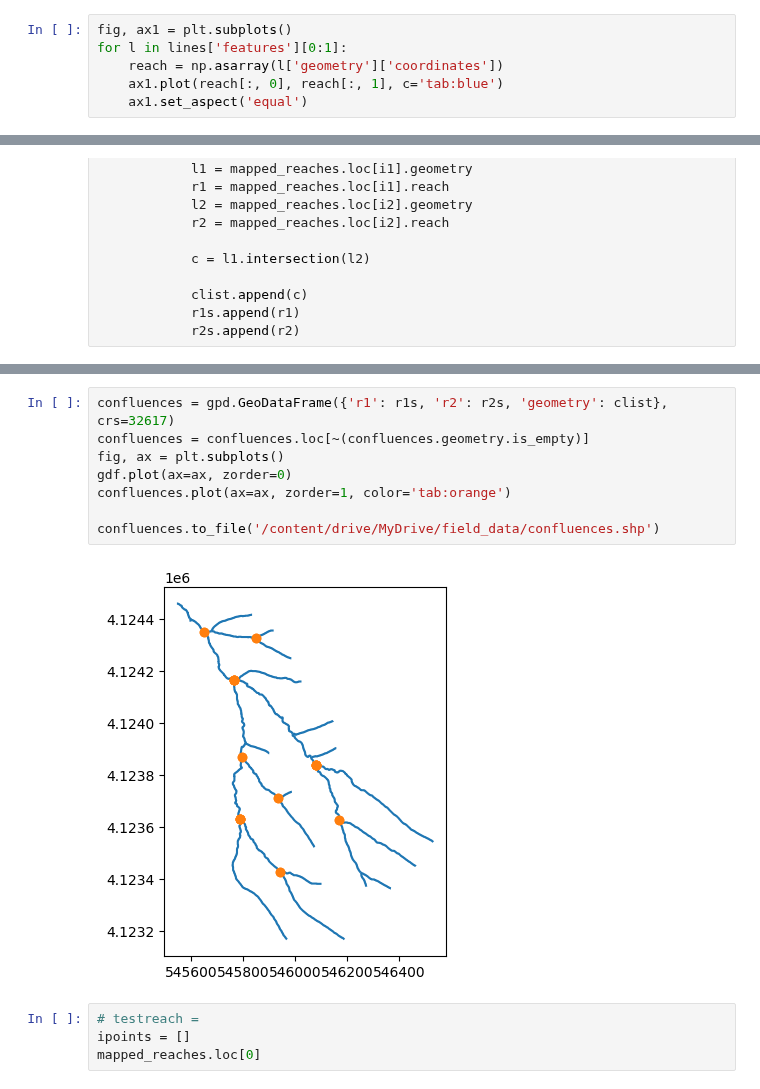
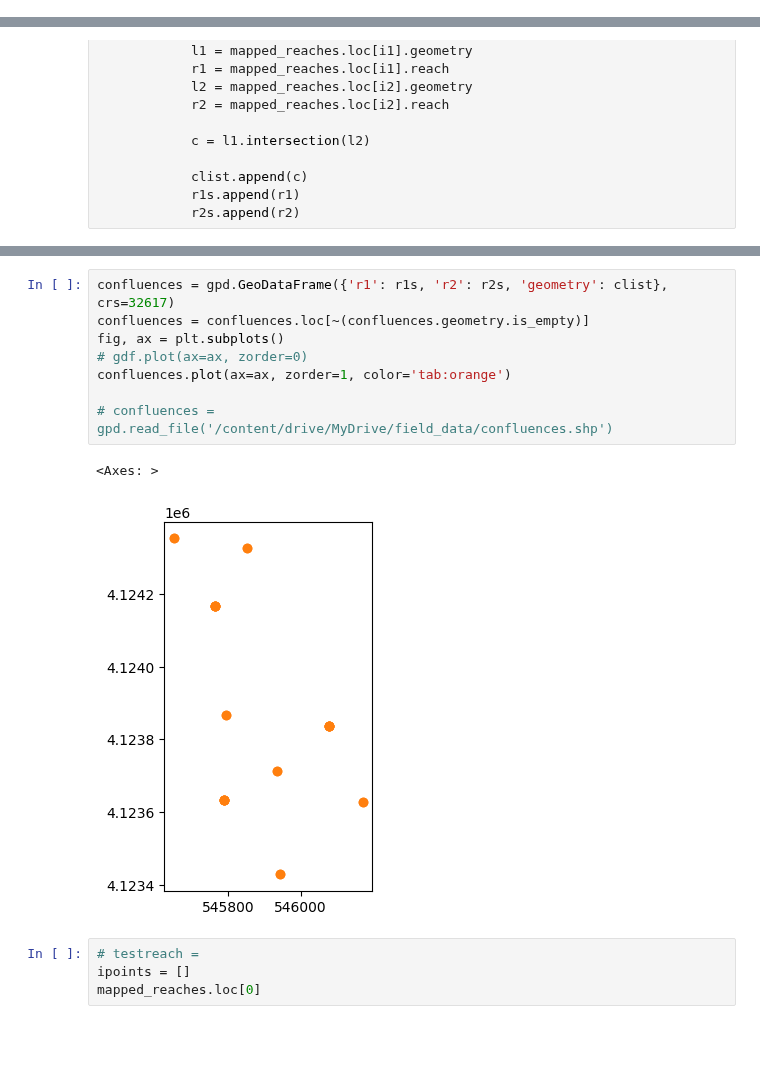
Before and after one commit to wherediddavidgo/multitemporal_RSSA, a Jupyter notebook: field_data.ipynb, the cells around one changed output, grey strips where cells are left out. Drawn from its saved outputs; the diff is of its cells as text; blank space fills up the shorter version.

```diff
--- a/field_data.ipynb
+++ b/field_data.ipynb
@@ -82,6 +76,0 @@ s1_heads.plot(c='tab:orange')
-# %%
-fig, ax1 = plt.subplots()
-for l in lines['features'][0:1]:
-    reach = np.asarray(l['geometry']['coordinates'])
-    ax1.plot(reach[:, 0], reach[:, 1], c='tab:blue')
-    ax1.set_aspect('equal')
@@ -287,13 +223,14 @@ for i1 in range(len(mapped_reaches)):
 # %%
 confluences = gpd.GeoDataFrame({'r1': r1s, 'r2': r2s, 'geometry': clist}, crs=32617)
 confluences = confluences.loc[~(confluences.geometry.is_empty)]
 fig, ax = plt.subplots()
-gdf.plot(ax=ax, zorder=0)
+# gdf.plot(ax=ax, zorder=0)
 confluences.plot(ax=ax, zorder=1, color='tab:orange')
 
-confluences.to_file('/content/drive/MyDrive/field_data/confluences.shp')
+# confluences = gpd.read_file('/content/drive/MyDrive/field_data/confluences.shp')
 # %% [output]
+<Axes: >
-[figure, old version]
+[figure, new version]
 # %%
 # testreach =
 ipoints = []
```
Also changed, not shown: parts of 19 cells of this notebook.
